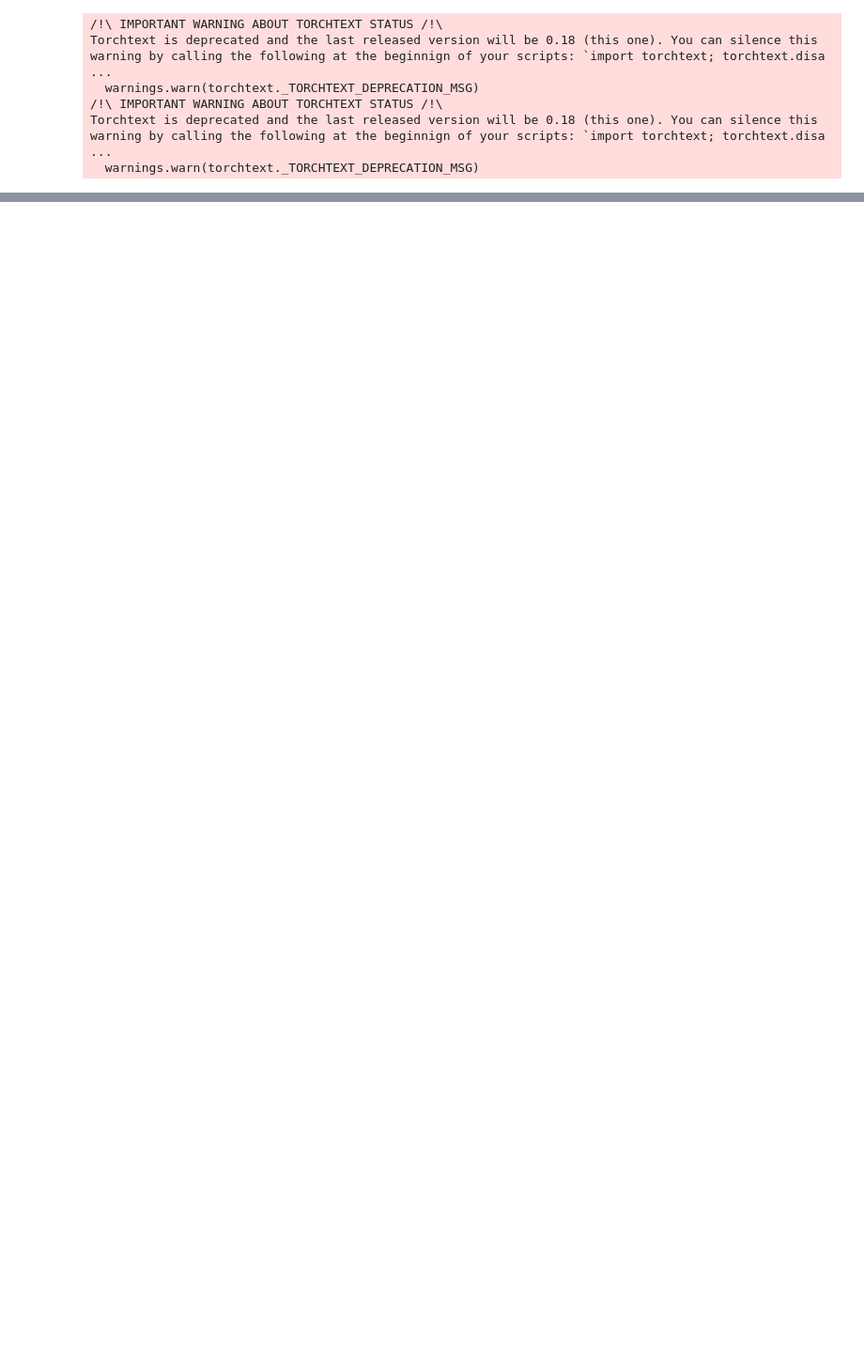
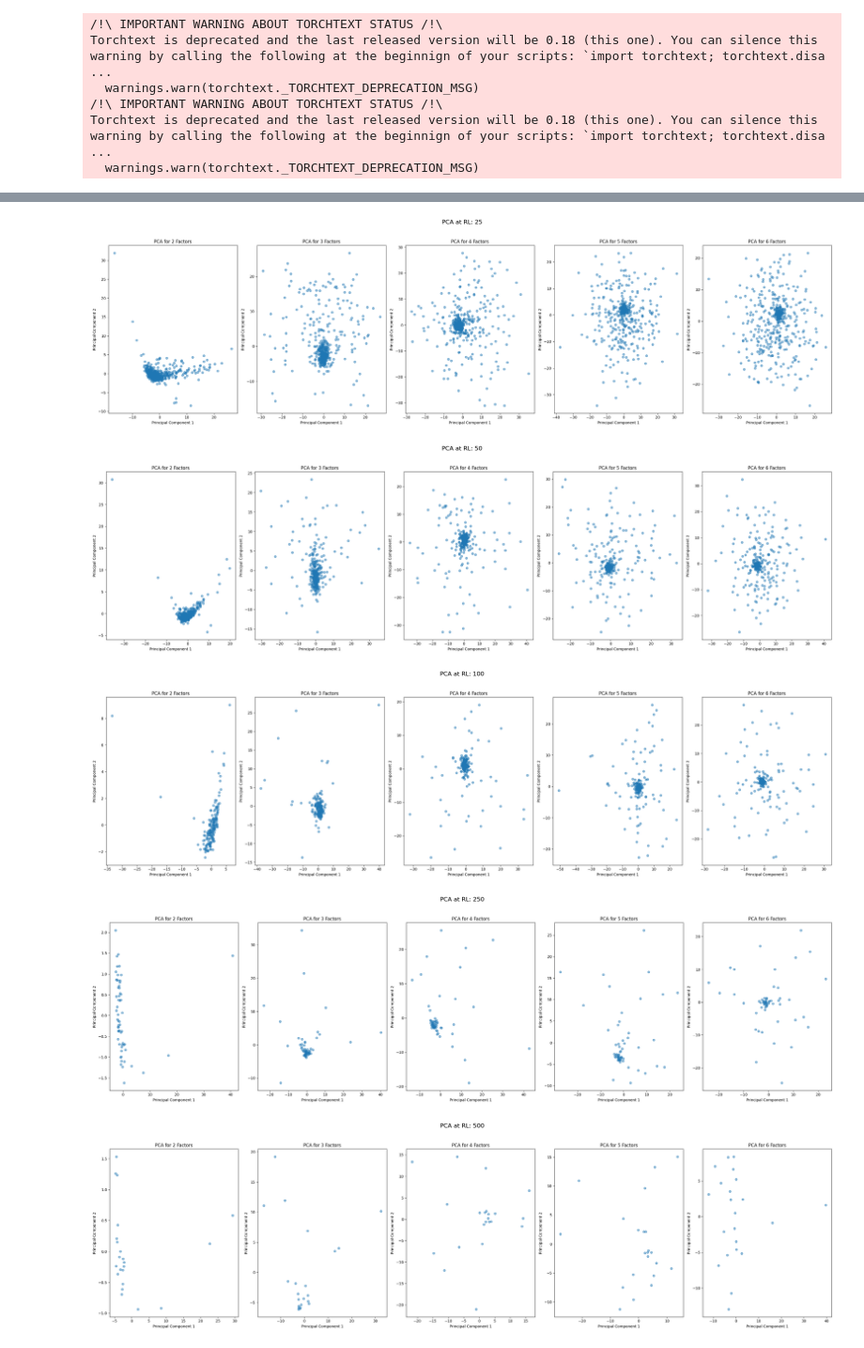
Before and after one commit to baronet2/boulder2vec, a Jupyter notebook: embeddings.ipynb, the cells around one changed output, grey strips where cells are left out. Shown at 94% size. Drawn from its saved outputs; the diff is of its cells as text; code cells hidden in the pictures; blank space fills up the shorter version.

```diff
--- a/embeddings.ipynb
+++ b/embeddings.ipynb
@@ -161,0 +146,31 @@ athletes['500_1']
+# %%
+for replacement_level in REPLACEMENT_LEVELS:
+
+    fig, axs = plt.subplots(nrows=1, ncols=len(LATENT_FACTORS[1:]), figsize=(28, 8))
+
+    for i, num_factors in enumerate(LATENT_FACTORS[1:]):
+        df = athletes[f'{replacement_level}_{num_factors}']
+
+        axs[i].scatter(df['PC1'], df['PC2'], alpha=0.5)
+
+        # for j, name in enumerate(df.index):
+        #     if name == 'other':
+        #         axs[i].text(df['PC1'][j], df['PC2'][j], name, color='red', fontsize=9)
+        #     else:
+        #         continue # Add labels?
+
+        axs[i].set_title(f'PCA for {num_factors} Factors')
+        axs[i].set_xlabel('Principal Component 1')
+        axs[i].set_ylabel('Principal Component 2')
+
+    plt.suptitle(f'PCA at RL: {replacement_level}', fontsize=16)
+    plt.tight_layout(rect=[0, 0, 1, 0.95])
+
+    # plt.savefig(f'figs/PCA_{replacement_level}.png')
+    # plt.close(fig)
+# %% [output]
+[figure, added]
+[figure, added]
+[figure, added]
+[figure, added]
+[figure, added]
```
Also changed, not shown: parts of 7 cells of this notebook, 12 other files.
